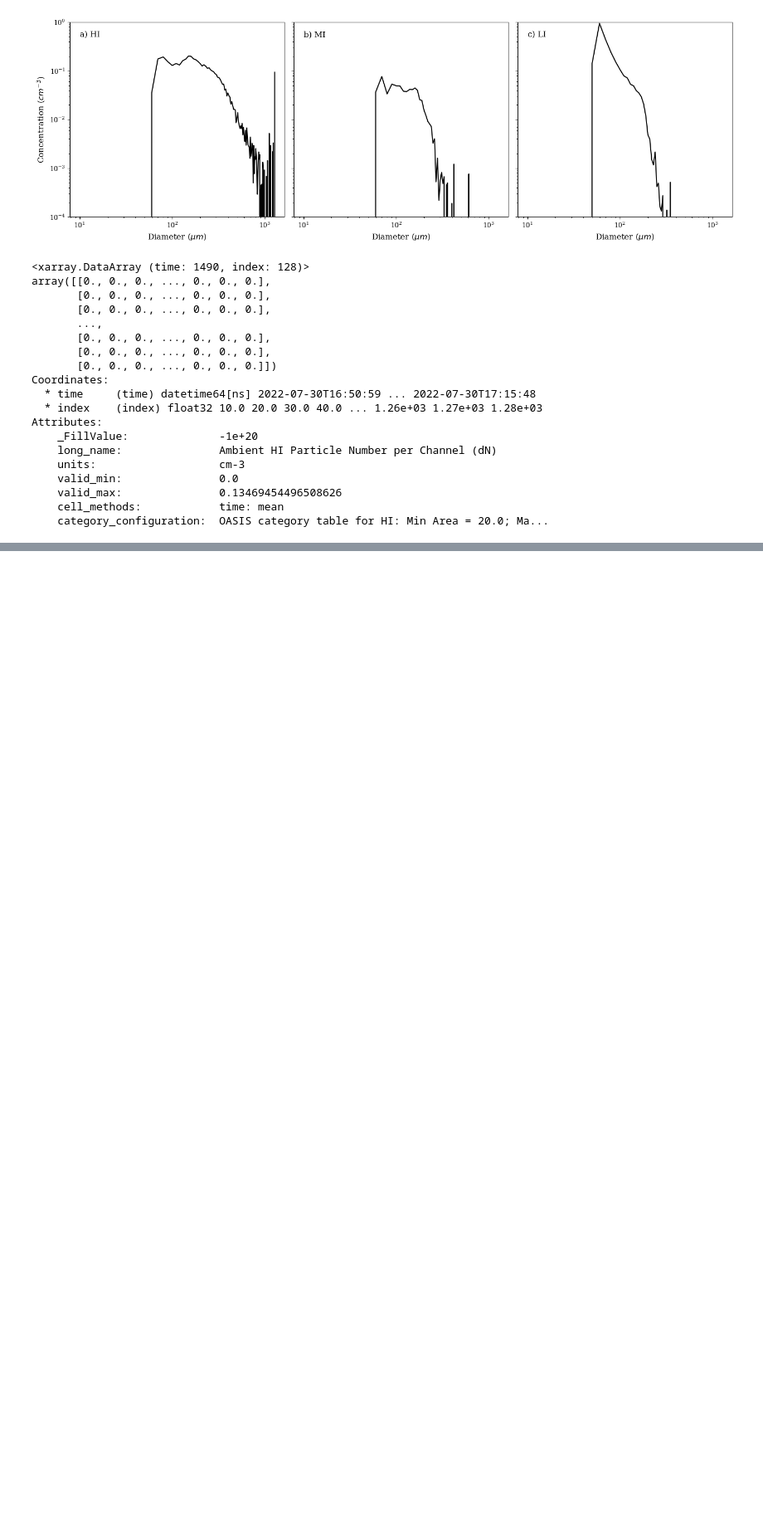
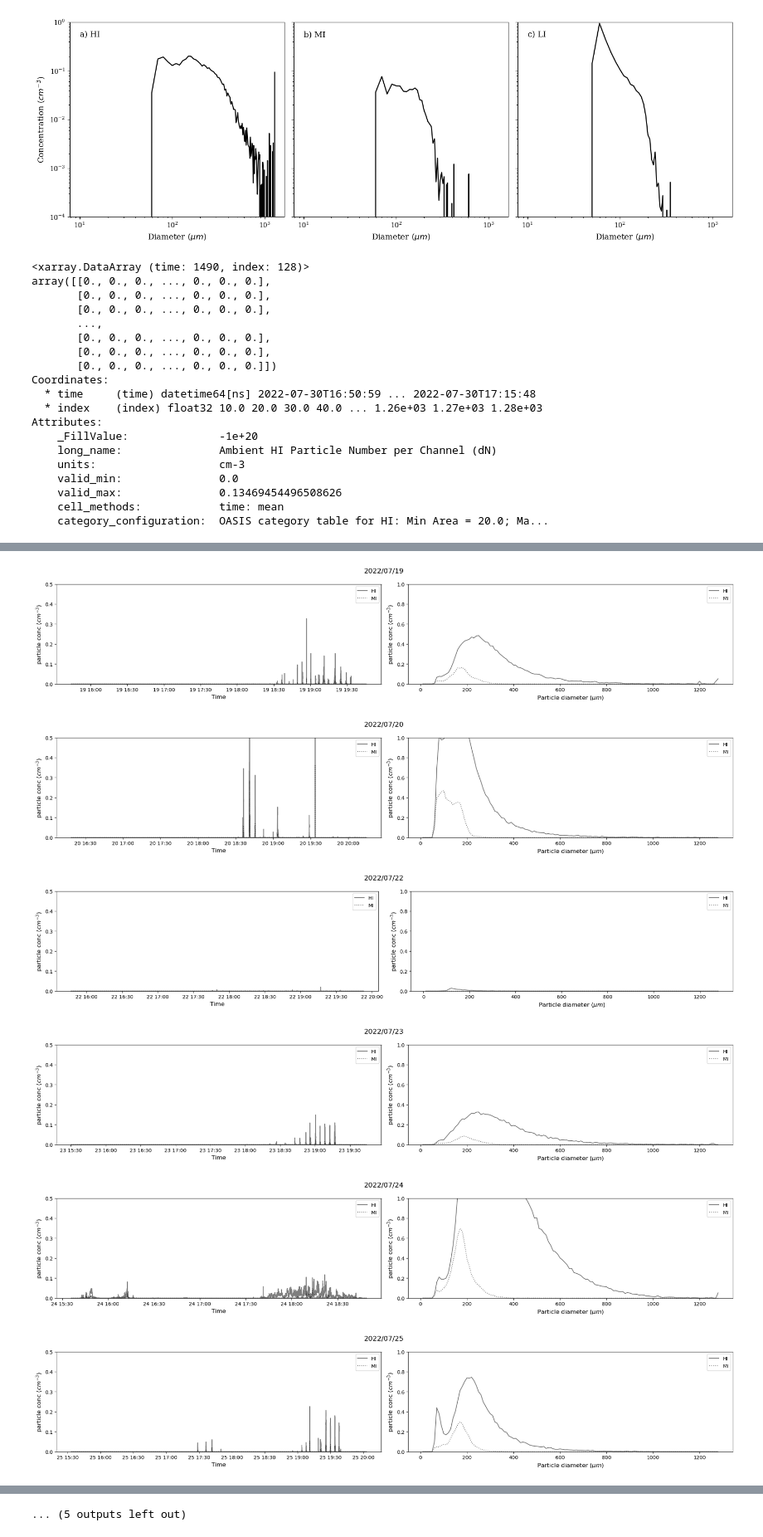
Before and after one commit to ezriri/2DS_code, a Jupyter notebook: manc-processed/new_graphs.ipynb, the cells around one changed output, grey strips where cells are left out. Shown at 83% size. Saved outputs shown, nothing was run; the diff lists cells and outputs as text; code cells hidden in the pictures; blank space fills up the shorter version.

```diff
--- a/manc-processed/new_graphs.ipynb
+++ b/manc-processed/new_graphs.ipynb
@@ -18,8 +19,10 @@ import datetime
 #path = '/gws/nopw/j04/dcmex/users/glloyd/'
 #nc_name = '2DS_MAN_20220730_v001_r0_c307.nc'
 #nc_file = nc.Dataset(path+nc_name,'r') # we are just looking at 1 day of flights
+path = '/home/users/esree/data/'
+file = '2DS_MAN_20220730_v001_r0_c307.nc'
 
-nc_file = nc.Dataset('2DS_MAN_20220730_v001_r0_c307.nc','r')
+nc_file = nc.Dataset(path+file,'r')
 
 # the structure of these netcdfs are a nightmare, where the ch0 / ch1 are seperate groups and everything has to be accessed through them
 # %%
@@ -291,0 +307,63 @@ NameError: name 'nc_file' is not defined
+# %%
+## path e.g. hvps h5 files
+path = '/gws/nopw/j04/dcmex/users/glloyd/'
+
+## check a path exists, then do code
+if os.path.exists(path):
+    # get string of full path + filenames in specif location
+    file_list = glob(path+'*.nc')
+
+    # just get file names
+    file_names = [os.path.basename(file_path) for file_path in file_list]
+else:
+    print("NOT REAL OH NO")
+# %%
+## loop to plot time series of all days
+for j in range(len(file_list)):
+    nc_file = nc.Dataset(file_list[j],'r')
+
+    time, index = important_bits(nc_file)
+
+    ## things of interest: ambient_*I_particle_number_per_channel, for HI / MI / LI in ch0 and ch1
+    hi_0 = get_group_var(nc_file,0,'ambient_HI_particle_number_per_channel',time, index)
+    mi_0 = get_group_var(nc_file,0,'ambient_MI_particle_number_per_channel',time, index)
+
+    yyyy = file_names[j][8:12]
+    mm = file_names[j][12:14]
+    dd = file_names[j][14:16]
+
+    h0_time = hi_0.sum(dim = 'index')
+    m0_time = mi_0.sum(dim = 'index')
+
+    h0_index = hi_0.sum(dim = 'time')
+    m0_index = mi_0.sum(dim = 'time')
+
+    fig, (ax1, ax2) = plt.subplots(1, 2, figsize = (20,4))
+    fig.suptitle(f'{yyyy}/{mm}/{dd}',fontsize=14)
+
+    ax1.plot(time,h0_time,label='HI', linestyle ='solid', color = 'black', alpha = 0.5)
+    ax1.plot(time,m0_time,label='MI', linestyle ='dotted', color = 'black', alpha = 0.5)
+    ax1.set_ylim(0,0.5)
+    ax1.set_xlabel('Time',fontsize=12)
+    ax1.set_ylabel('particle conc ($cm^{-3}$)',fontsize=12)
+    #ax1.set_xticks(rotation=70)
+    ax1.legend()
+
+    ax2.plot(index,h0_index,label='HI', linestyle ='solid', color = 'black', alpha = 0.5)
+    ax2.plot(index,m0_index,label='MI', linestyle ='dotted', color = 'black', alpha = 0.5)
+    plt.ylim(0,1)
+    ax2.set_xlabel('Particle diameter ($\mu m$)',fontsize=12)
+    ax2.set_ylabel('particle conc ($cm^{-3}$)',fontsize=12)
+    #ax2.xticks(rotation=70)
+    ax2.legend()
+    plt.tight_layout()
+
+
+    nc_file.close()
+# %% [output]
+[figure, added]
+[figure, added]
+[figure, added]
+[figure, added]
+[figure, added]
+[figure, added]
@@ -291,0 +376 @@ NameError: name 'nc_file' is not defined
+... (5 outputs left out)
```
Also changed, not shown: parts of 13 cells of this notebook, 5 other files.
